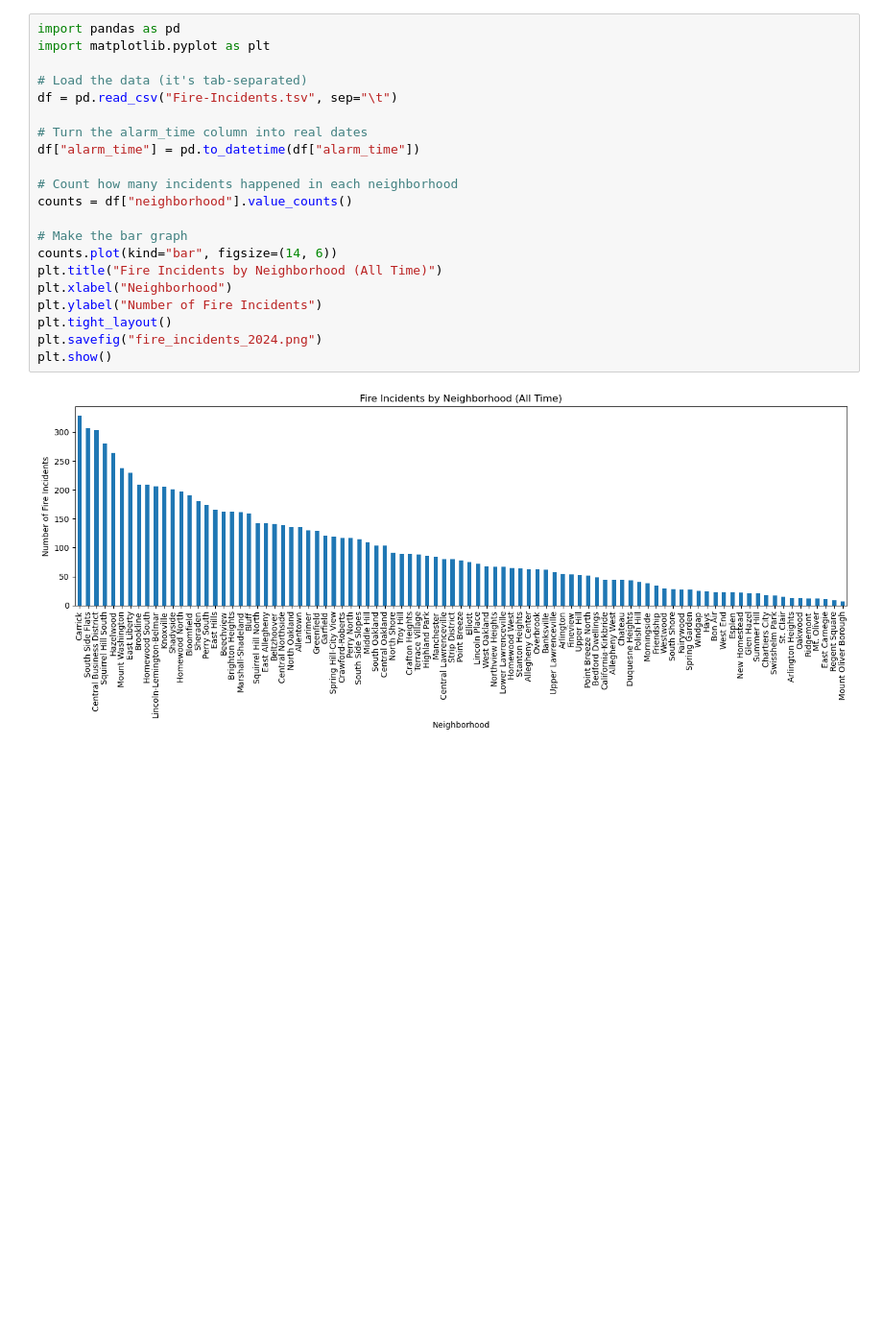
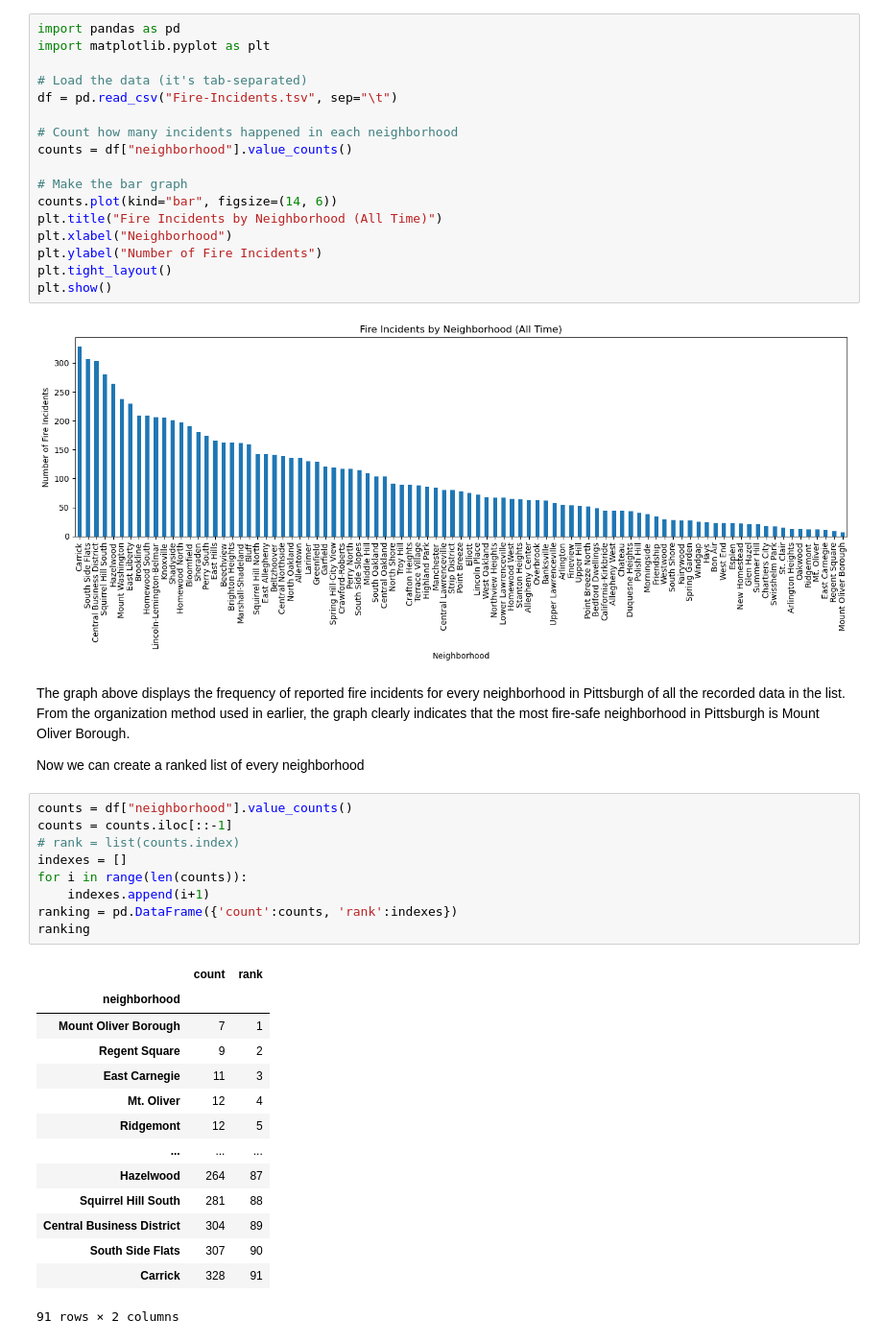
Before and after one commit to CelestialGarbo/CS-0010-FINAL-PROJECT, a Jupyter notebook: Ayan-Private.ipynb, the cells around one changed output. Shown at 96% size. Saved outputs shown, nothing was run; the diff lists cells and outputs as text; blank space fills up the shorter version.

```diff
--- a/Ayan-Private.ipynb
+++ b/Ayan-Private.ipynb
@@ -69,9 +70,6 @@ import matplotlib.pyplot as plt
 
 # Load the data (it's tab-separated)
 df = pd.read_csv("Fire-Incidents.tsv", sep="\t")
-
-# Turn the alarm_time column into real dates
-df["alarm_time"] = pd.to_datetime(df["alarm_time"])
 
 # Count how many incidents happened in each neighborhood
 counts = df["neighborhood"].value_counts()
@@ -82,7 +80,34 @@ plt.title("Fire Incidents by Neighborhood (All Time)")
 plt.xlabel("Neighborhood")
 plt.ylabel("Number of Fire Incidents")
 plt.tight_layout()
-plt.savefig("fire_incidents_2024.png")
 plt.show()
 # %% [output]
 [figure]
+# %% [markdown]
+The graph above displays the frequency of reported fire incidents for every neighborhood in Pittsburgh of all the recorded data in the list. From the organization method used in earlier, the graph clearly indicates that the most fire-safe neighborhood in Pittsburgh is Mount Oliver Borough.
+
+Now we can create a ranked list of every neighborhood
+# %%
+counts = df["neighborhood"].value_counts()
+counts = counts.iloc[::-1]
+# rank = list(counts.index)
+indexes = []
+for i in range(len(counts)):
+    indexes.append(i+1)
+ranking = pd.DataFrame({'count':counts, 'rank':indexes})
+ranking
+# %% [output]
+|  | count | rank |
+| neighborhood |  |  |
+| Mount Oliver Borough | 7 | 1 |
+| Regent Square | 9 | 2 |
+| East Carnegie | 11 | 3 |
+| Mt. Oliver | 12 | 4 |
+| Ridgemont | 12 | 5 |
+| ... | ... | ... |
+| Hazelwood | 264 | 87 |
+| Squirrel Hill South | 281 | 88 |
+| Central Business District | 304 | 89 |
+| South Side Flats | 307 | 90 |
+| Carrick | 328 | 91 |
+91 rows × 2 columns
```
Also changed, not shown: parts of 5 cells of this notebook.
